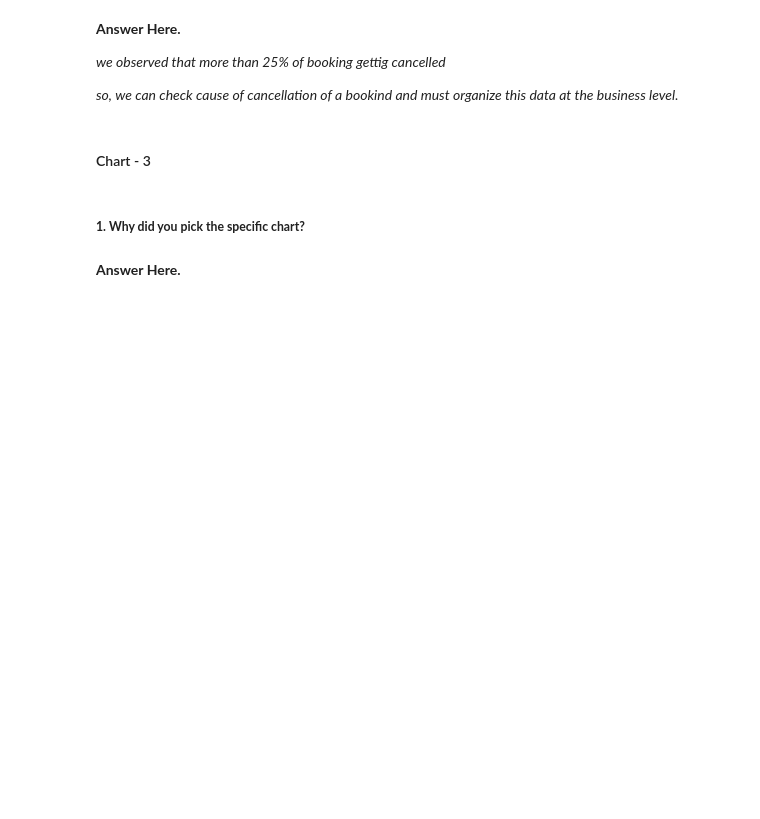
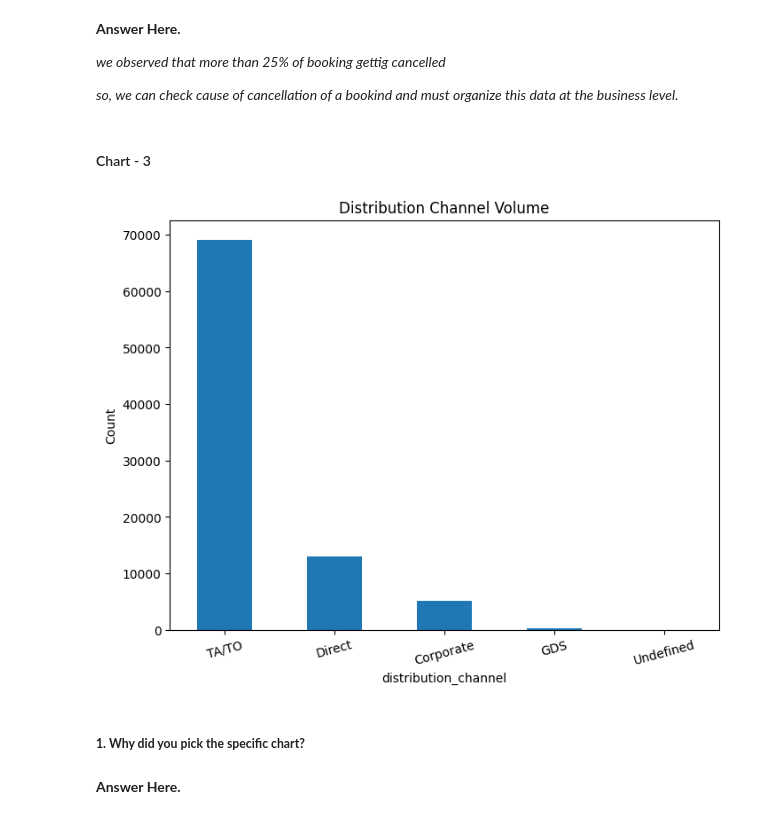
Before and after one commit to MansiKaushik123/Hotel_Booking_Analysis_EDA_Project, a Jupyter notebook: Hotel_Booking_Analysis_EDA_Project.ipynb, the cells around one changed output. Drawn from its saved outputs; the diff is of its cells as text; code cells hidden in the pictures; blank space fills up the shorter version.

```diff
--- a/Hotel_Booking_Analysis_EDA_Project.ipynb
+++ b/Hotel_Booking_Analysis_EDA_Project.ipynb
@@ -247,3 +396,8 @@ percentage_company_null
 # %%
 #higher number of missing values compared to the number of rows, it would be more advantageous to drop the 'company' column.
-hotel_booking_df.drop(['company'],axis=1, inplace=True)
+# Check if 'company' column exists in the DataFrame
+if 'company' in hotel_booking_df.columns:
+    # Drop the 'company' column if it exists
+    hotel_booking_df.drop(['company'], axis=1, inplace=True)
+else:
+    print("'company' column not found in the DataFrame.")
@@ -444,3 +722,20 @@ plot_bar_chart_from_column(hotel_booking_df, 'distribution_channel', 'Distibutio
+# %%
+# Chart - 3 visualization code
+import matplotlib.pyplot as plt
+
+def plot_bar_chart_from_column(df, column_label, t1):
+    plt.figure(figsize=(8, 6))
+    df[column_label].value_counts().plot(kind='bar')
+    plt.title(t1)
+    plt.ylabel('Count')
+    plt.xticks(rotation=15)  # Corrected line to set rotation for x-axis ticks
+    plt.xlabel(column_label)  # Corrected line to label the x-axis
+    plt.show()
+
+# Assuming you have defined 'hotel_booking_df' DataFrame
+plot_bar_chart_from_column(hotel_booking_df, 'distribution_channel', 'Distribution Channel Volume')
+# %% [output]
+[figure, added]
 # %% [markdown]
 ##### **1. Why did you pick the specific chart?**
 # %% [markdown]
```
Also changed, not shown: parts of 77 cells of this notebook.
